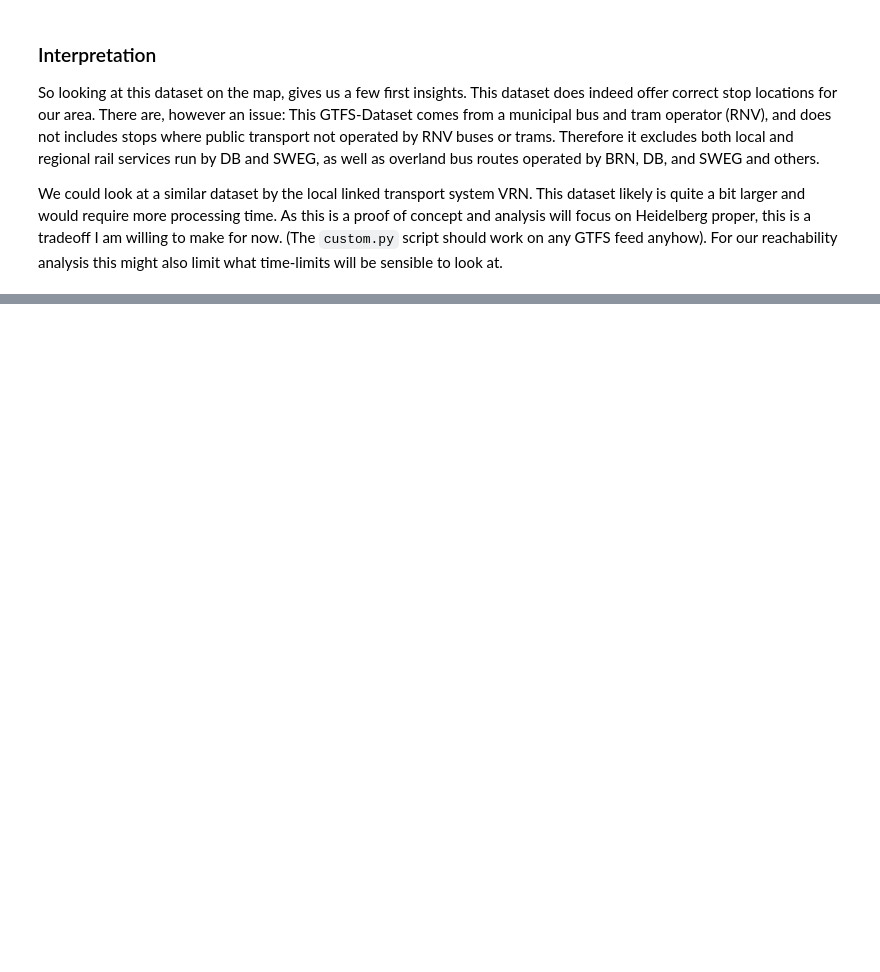
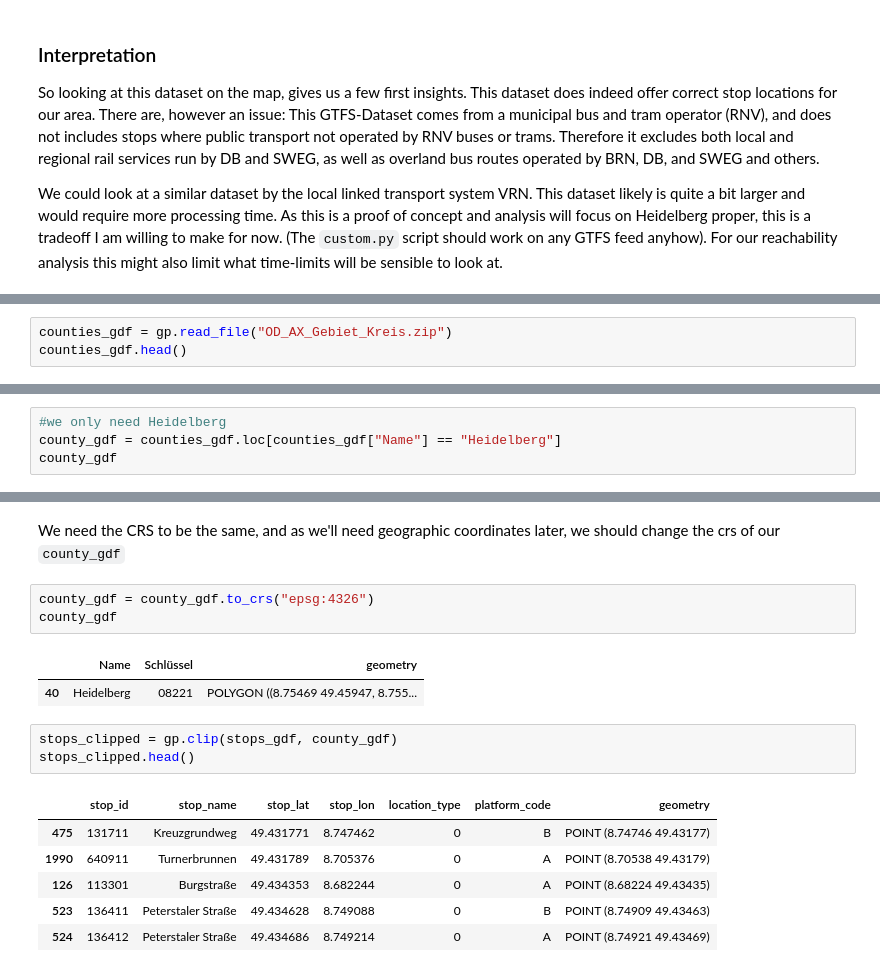
Before and after one commit to Chwiggy/2022-08-31_FinalAssignment, a Jupyter notebook: 2022-08-05_Methods.ipynb, the cells around one changed output, grey strips where cells are left out. Saved outputs shown, nothing was run; the diff lists cells and outputs as text; blank space fills up the shorter version.

```diff
--- a/2022-08-05_Methods.ipynb
+++ b/2022-08-05_Methods.ipynb
@@ -94,0 +98,3 @@ We could look at a similar dataset by the local linked transport system VRN. Thi
+# %%
+counties_gdf = gp.read_file("OD_AX_Gebiet_Kreis.zip")
+counties_gdf.head()
@@ -94,0 +108,4 @@ We could look at a similar dataset by the local linked transport system VRN. Thi
+# %%
+#we only need Heidelberg
+county_gdf = counties_gdf.loc[counties_gdf["Name"] == "Heidelberg"]
+county_gdf
@@ -94,0 +134,18 @@ We could look at a similar dataset by the local linked transport system VRN. Thi
+# %% [markdown]
+We need the CRS to be the same, and as we'll need geographic coordinates later, we should change the crs of our `county_gdf`
+# %%
+county_gdf = county_gdf.to_crs("epsg:4326")
+county_gdf
+# %% [output]
+|  | Name | Schlüssel | geometry |
+| 40 | Heidelberg | 08221 | POLYGON ((8.75469 49.45947, 8.755... |
+# %%
+stops_clipped = gp.clip(stops_gdf, county_gdf)
+stops_clipped.head()
+# %% [output]
+|  | stop_id | stop_name | stop_lat | stop_lon | location_type | platform_code | geometry |
+| 475 | 131711 | Kreuzgrundweg | 49.431771 | 8.747462 | 0 | B | POINT (8.74746 49.43177) |
+| 1990 | 640911 | Turnerbrunnen | 49.431789 | 8.705376 | 0 | A | POINT (8.70538 49.43179) |
+| 126 | 113301 | Burgstraße | 49.434353 | 8.682244 | 0 | A | POINT (8.68224 49.43435) |
+| 523 | 136411 | Peterstaler Straße | 49.434628 | 8.749088 | 0 | B | POINT (8.74909 49.43463) |
+| 524 | 136412 | Peterstaler Straße | 49.434686 | 8.749214 | 0 | A | POINT (8.74921 49.43469) |
```
Also changed, not shown: parts of 11 cells of this notebook, 2 other files.
